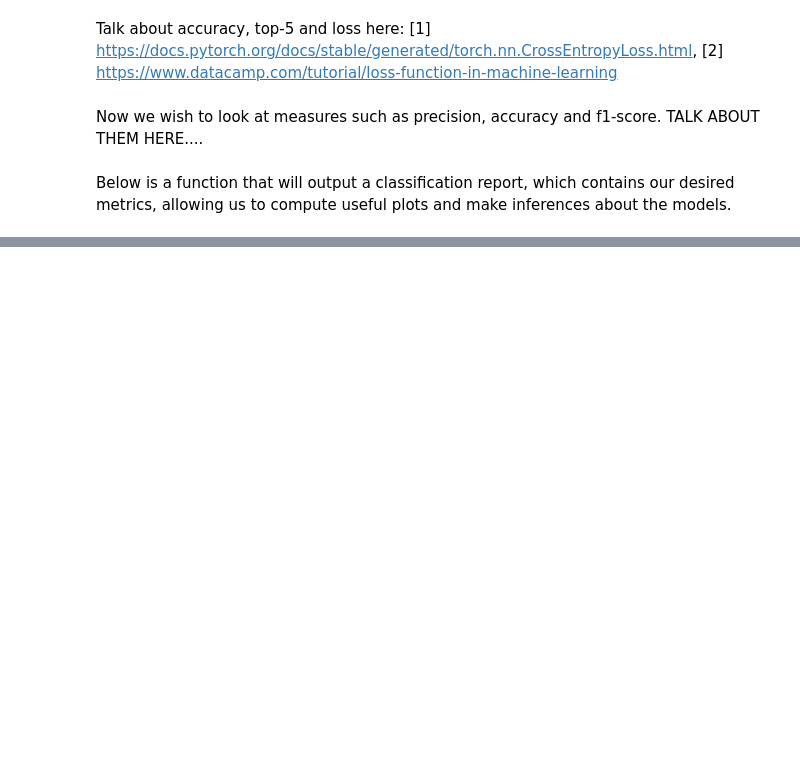
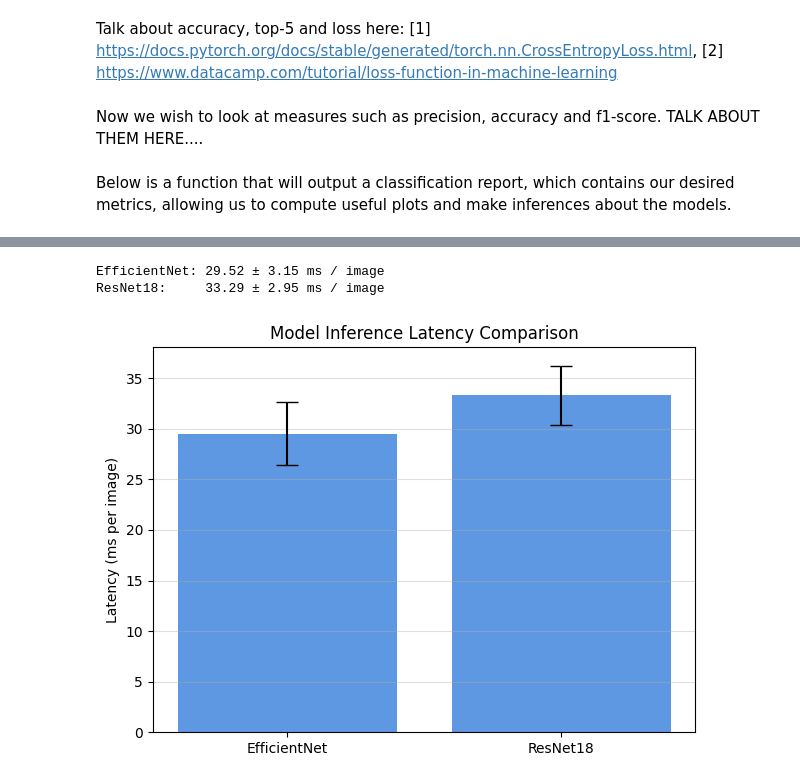
Before and after one commit to nevafradd/DataScienceToolbox-Project2, a Jupyter notebook: Billy/eval.ipynb, the cells around one changed output, grey strips where cells are left out. Cells and saved outputs as stored; diff of their text form; code cells hidden in the pictures; blank space fills up the shorter version.

```diff
--- a/Billy/eval.ipynb
+++ b/Billy/eval.ipynb
@@ -465,21 +558,26 @@ def measure_latency(model, dataloader, n_batches=10):
     return torch.tensor(times).mean(), torch.tensor(times).std()
 
 # effnet and resnet
-mean_eff, std_eff = measure_latency(model, test_loader)
+mean_eff, std_eff = measure_latency(model_eff, test_loader)
 mean_res, std_res = measure_latency(model_resnet18, test_loader)
 
 print(f"EfficientNet: {mean_eff*1000:.2f} ± {std_eff*1000:.2f} ms / image")
 print(f"ResNet18:     {mean_res*1000:.2f} ± {std_res*1000:.2f} ms / image")
+# %% [output]
+EfficientNet: 29.52 ± 3.15 ms / image
+ResNet18:     33.29 ± 2.95 ms / image
 # %%
 # Latency values (in ms)
-models = ["EfficientNet", "ResNet18"]
+nn_models = ["EfficientNet", "ResNet18"]
 means = [mean_eff*1000, mean_res*1000]
 stds = [std_eff*1000, std_res*1000]
 
 plt.figure(figsize=(7,5))
-plt.bar(models, means, yerr=stds, capsize=8, color='#5F98E2')
+plt.bar(nn_models, means, yerr=stds, capsize=8, color='#5F98E2')
 plt.ylabel("Latency (ms per image)")
 plt.title("Model Inference Latency Comparison")
 plt.grid(axis='y', alpha=0.4)
 
 plt.show()
+# %% [output]
+[figure, added]
```
Also changed, not shown: parts of 18 cells of this notebook.
